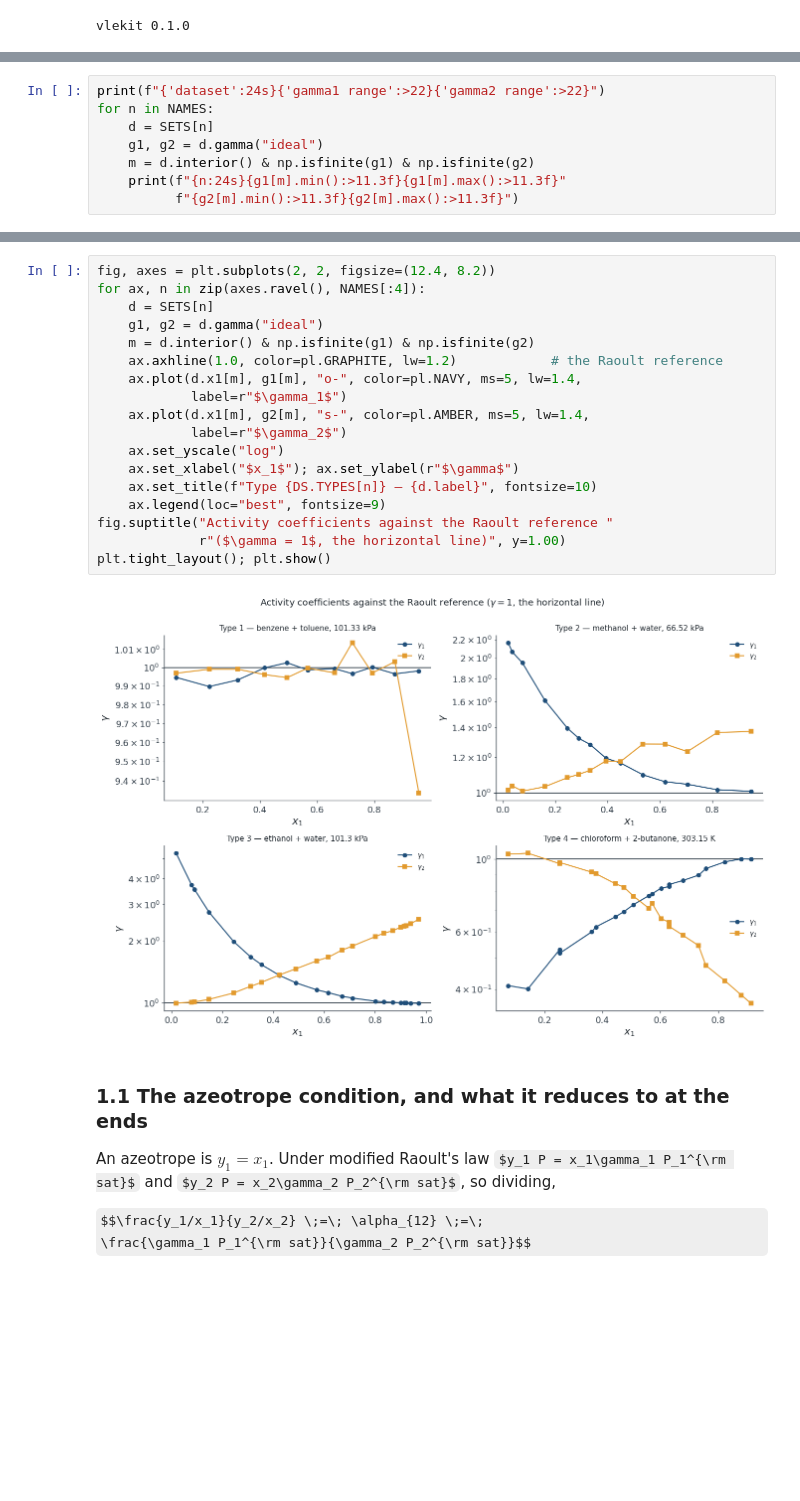
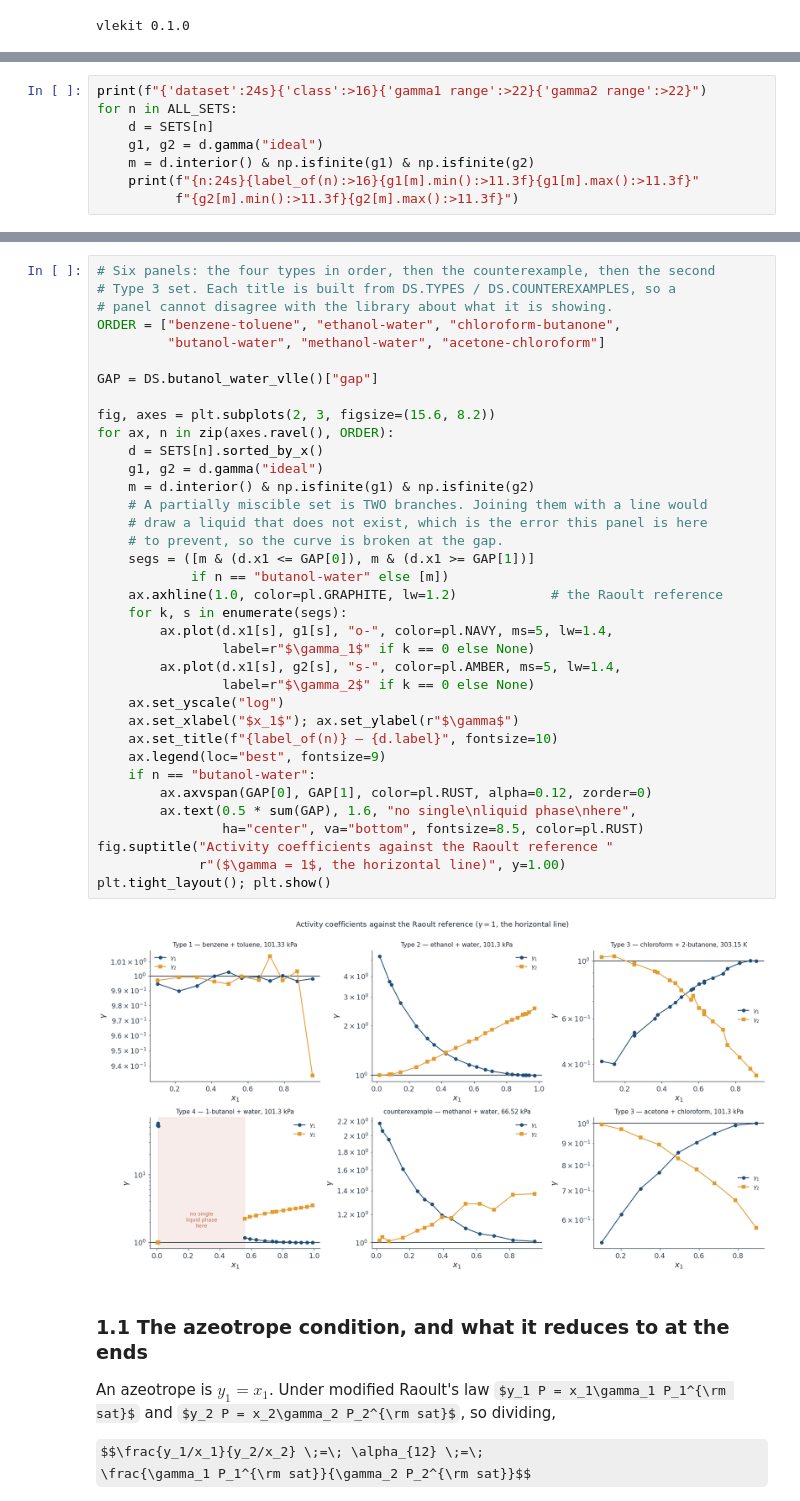
Before and after one commit to soorathep/Test, a Jupyter notebook: teaching/2105603/files/M4B_VLE_case_study.ipynb, the cells around one changed output, grey strips where cells are left out. Saved outputs shown, nothing was run; the diff lists cells and outputs as text; some formulas as TeX source; blank space fills up the shorter version.

```diff
--- a/teaching/2105603/files/M4B_VLE_case_study.ipynb
+++ b/teaching/2105603/files/M4B_VLE_case_study.ipynb
@@ -125,11 +177,11 @@ Start with $\gamma$ from the raw table under modified Raoult's law,
 $\gamma_i = y_i P / (x_i P_i^{\rm sat})$. Section 4 asks what that assumption
 costs; take it for now.
 # %%
-print(f"{'dataset':24s}{'gamma1 range':>22}{'gamma2 range':>22}")
-for n in NAMES:
+print(f"{'dataset':24s}{'class':>16}{'gamma1 range':>22}{'gamma2 range':>22}")
+for n in ALL_SETS:
     d = SETS[n]
     g1, g2 = d.gamma("ideal")
     m = d.interior() & np.isfinite(g1) & np.isfinite(g2)
-    print(f"{n:24s}{g1[m].min():>11.3f}{g1[m].max():>11.3f}"
+    print(f"{n:24s}{label_of(n):>16}{g1[m].min():>11.3f}{g1[m].max():>11.3f}"
           f"{g2[m].min():>11.3f}{g2[m].max():>11.3f}")
 # %% [output]
@@ -142,23 +195,41 @@ acetone-chloroform            0.531      1.000      0.574      0.994
 # %%
-fig, axes = plt.subplots(2, 2, figsize=(12.4, 8.2))
-for ax, n in zip(axes.ravel(), NAMES[:4]):
-    d = SETS[n]
+# Six panels: the four types in order, then the counterexample, then the second
+# Type 3 set. Each title is built from DS.TYPES / DS.COUNTEREXAMPLES, so a
+# panel cannot disagree with the library about what it is showing.
+ORDER = ["benzene-toluene", "ethanol-water", "chloroform-butanone",
+         "butanol-water", "methanol-water", "acetone-chloroform"]
+
+GAP = DS.butanol_water_vlle()["gap"]
+
+fig, axes = plt.subplots(2, 3, figsize=(15.6, 8.2))
+for ax, n in zip(axes.ravel(), ORDER):
+    d = SETS[n].sorted_by_x()
     g1, g2 = d.gamma("ideal")
     m = d.interior() & np.isfinite(g1) & np.isfinite(g2)
+    # A partially miscible set is TWO branches. Joining them with a line would
+    # draw a liquid that does not exist, which is the error this panel is here
+    # to prevent, so the curve is broken at the gap.
+    segs = ([m & (d.x1 <= GAP[0]), m & (d.x1 >= GAP[1])]
+            if n == "butanol-water" else [m])
     ax.axhline(1.0, color=pl.GRAPHITE, lw=1.2)            # the Raoult reference
-    ax.plot(d.x1[m], g1[m], "o-", color=pl.NAVY, ms=5, lw=1.4,
-            label=r"$\gamma_1$")
-    ax.plot(d.x1[m], g2[m], "s-", color=pl.AMBER, ms=5, lw=1.4,
-            label=r"$\gamma_2$")
+    for k, s in enumerate(segs):
+        ax.plot(d.x1[s], g1[s], "o-", color=pl.NAVY, ms=5, lw=1.4,
+                label=r"$\gamma_1$" if k == 0 else None)
+        ax.plot(d.x1[s], g2[s], "s-", color=pl.AMBER, ms=5, lw=1.4,
+                label=r"$\gamma_2$" if k == 0 else None)
     ax.set_yscale("log")
     ax.set_xlabel("$x_1$"); ax.set_ylabel(r"$\gamma$")
-    ax.set_title(f"Type {DS.TYPES[n]} — {d.label}", fontsize=10)
+    ax.set_title(f"{label_of(n)} — {d.label}", fontsize=10)
     ax.legend(loc="best", fontsize=9)
+    if n == "butanol-water":
+        ax.axvspan(GAP[0], GAP[1], color=pl.RUST, alpha=0.12, zorder=0)
+        ax.text(0.5 * sum(GAP), 1.6, "no single\nliquid phase\nhere",
+                ha="center", va="bottom", fontsize=8.5, color=pl.RUST)
 fig.suptitle("Activity coefficients against the Raoult reference "
              r"($\gamma = 1$, the horizontal line)", y=1.00)
 plt.tight_layout(); plt.show()
 # %% [output]
-[figure, old version]
+[figure, new version]
 # %% [markdown]
 ### 1.1 The azeotrope condition, and what it reduces to at the ends
 
```
Also changed, not shown: parts of 22 cells of this notebook, 39 other files.
